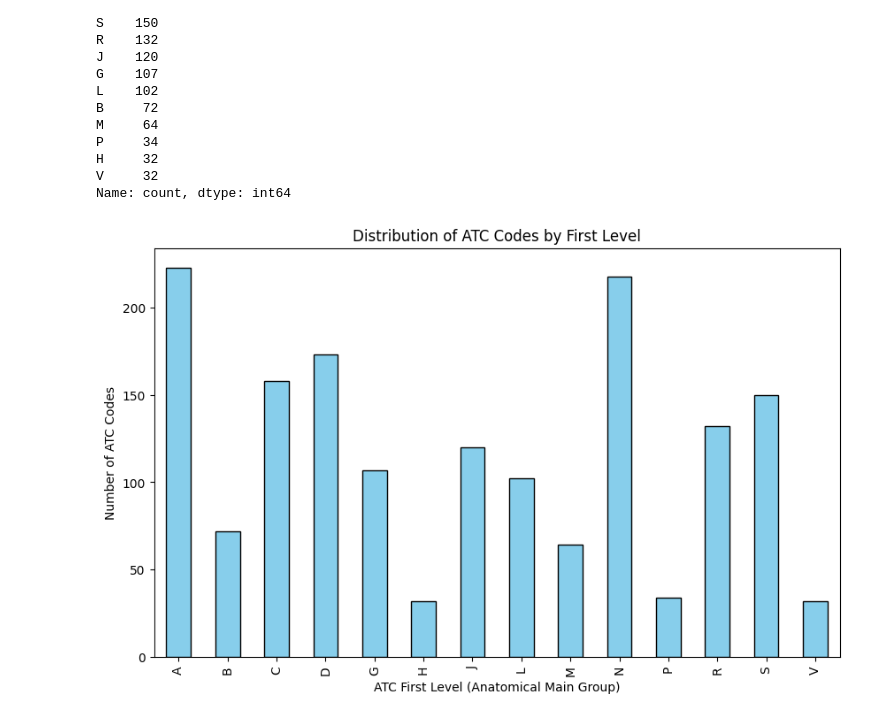
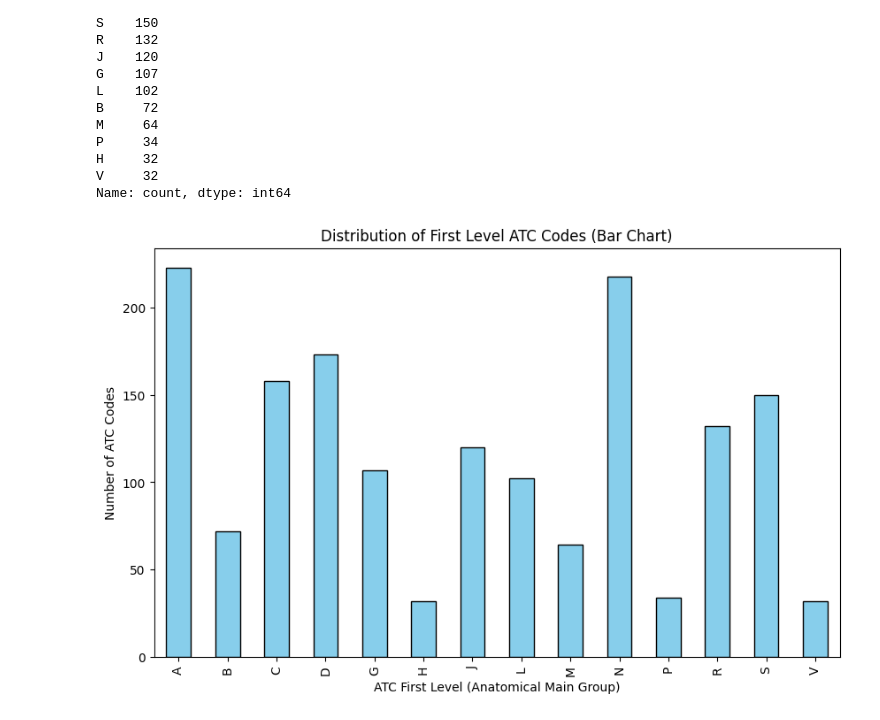
Before and after one commit to spicadust/Project_PerMed, a Jupyter notebook: notebooks/eda/atc.ipynb, the cells around one changed output. Saved outputs shown, nothing was run; the diff lists cells and outputs as text; code cells hidden in the pictures.

```diff
--- a/notebooks/eda/atc.ipynb
+++ b/notebooks/eda/atc.ipynb
@@ -82,11 +95,11 @@ Name: count, dtype: int64
 # %%
-# Plot the data as a bar chart
+# First Class, Bar Chart
 plt.figure(figsize=(10, 6))
 atc_first_level_counts.sort_index().plot(kind="bar", color="skyblue", edgecolor="black")
 plt.xlabel("ATC First Level (Anatomical Main Group)")
 plt.ylabel("Number of ATC Codes")
-plt.title("Distribution of ATC Codes by First Level")
+plt.title("Distribution of First Level ATC Codes (Bar Chart)")
 plt.show()
 # %% [output]
-[figure, old version]
+[figure, new version]
 # %%
```
Also changed, not shown: parts of 9 cells of this notebook, 33 other files.
